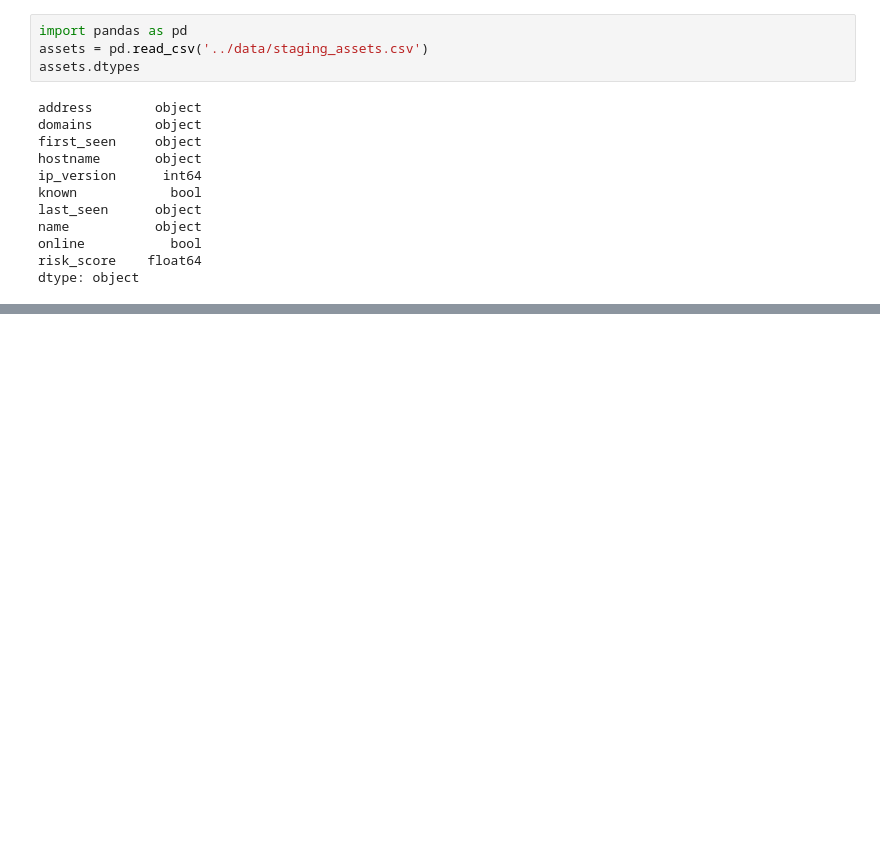
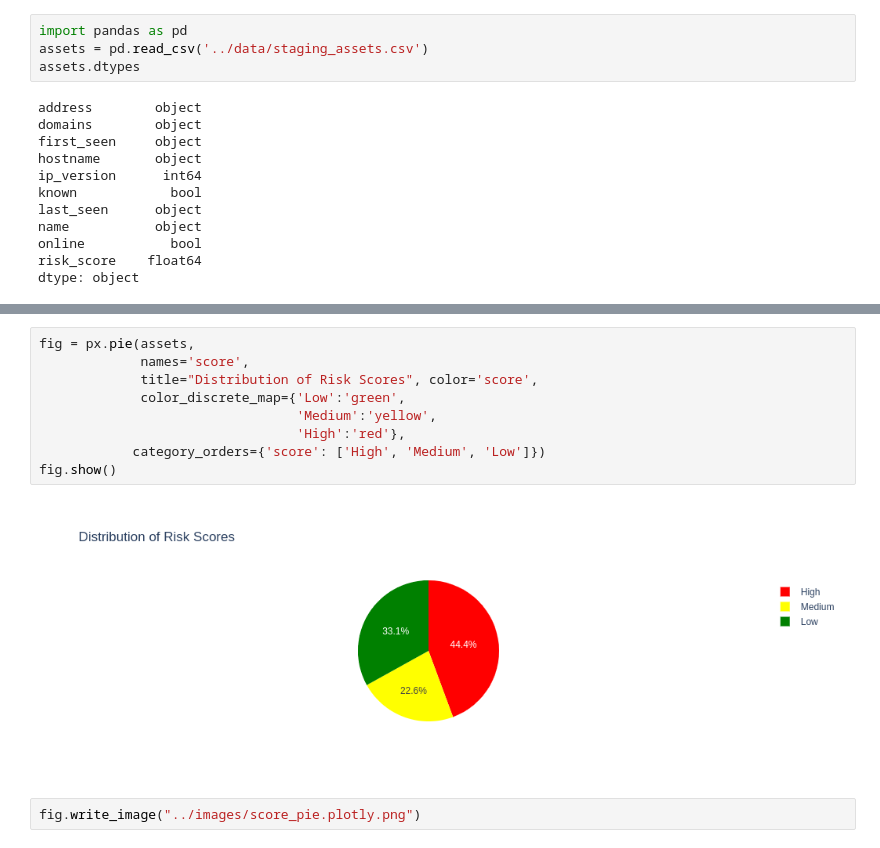
Before and after one commit to lmarkscp/pandas-workshop, a Jupyter notebook: notebooks/Plotly.ipynb, the cells around one changed output, grey strips where cells are left out. Cells and saved outputs as stored; diff of their text form; blank space fills up the shorter version.

Commit message:
Got histograms and pie charts working in plotly, also save the charts when created

```diff
--- a/notebooks/Plotly.ipynb
+++ b/notebooks/Plotly.ipynb
@@ -41,0 +42,13 @@ fig.show()
+# %%
+fig = px.pie(assets,
+             names='score',
+             title="Distribution of Risk Scores", color='score',
+             color_discrete_map={'Low':'green',
+                                 'Medium':'yellow',
+                                 'High':'red'},
+            category_orders={'score': ['High', 'Medium', 'Low']})
+fig.show()
+# %% [output]
+[figure, added]
+# %%
+fig.write_image("../images/score_pie.plotly.png")
```
Also changed, not shown: parts of 6 cells of this notebook, 4 other files.
